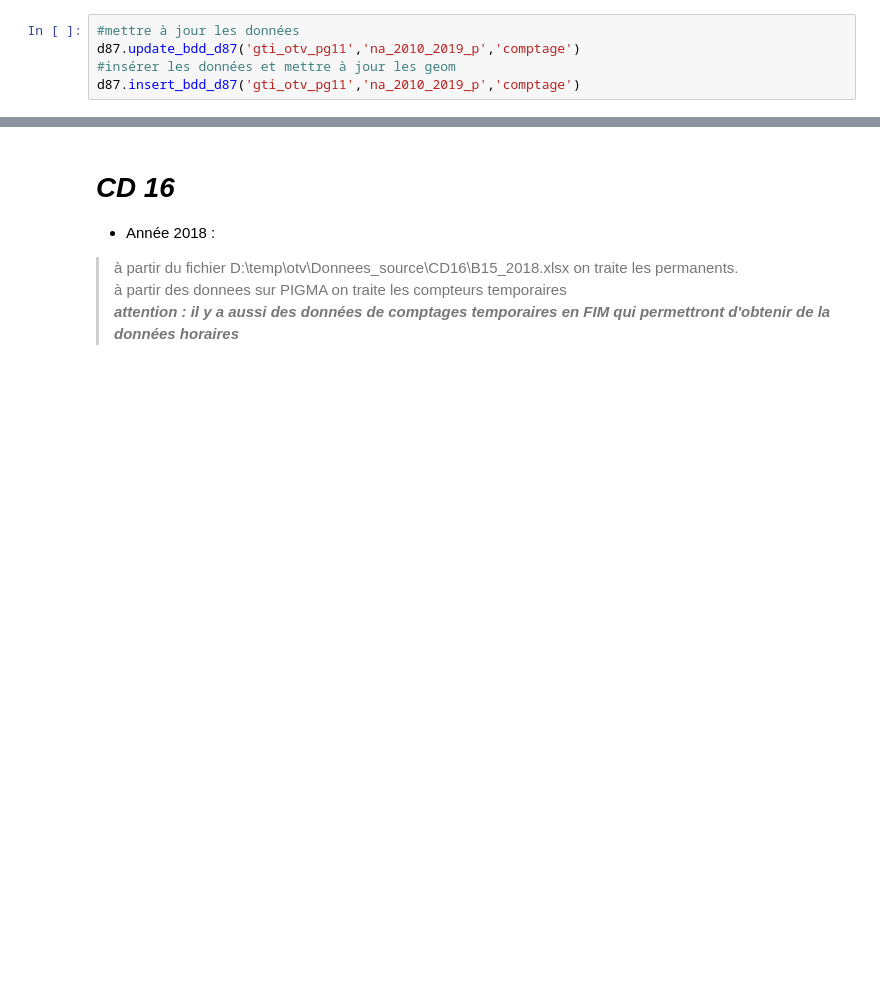
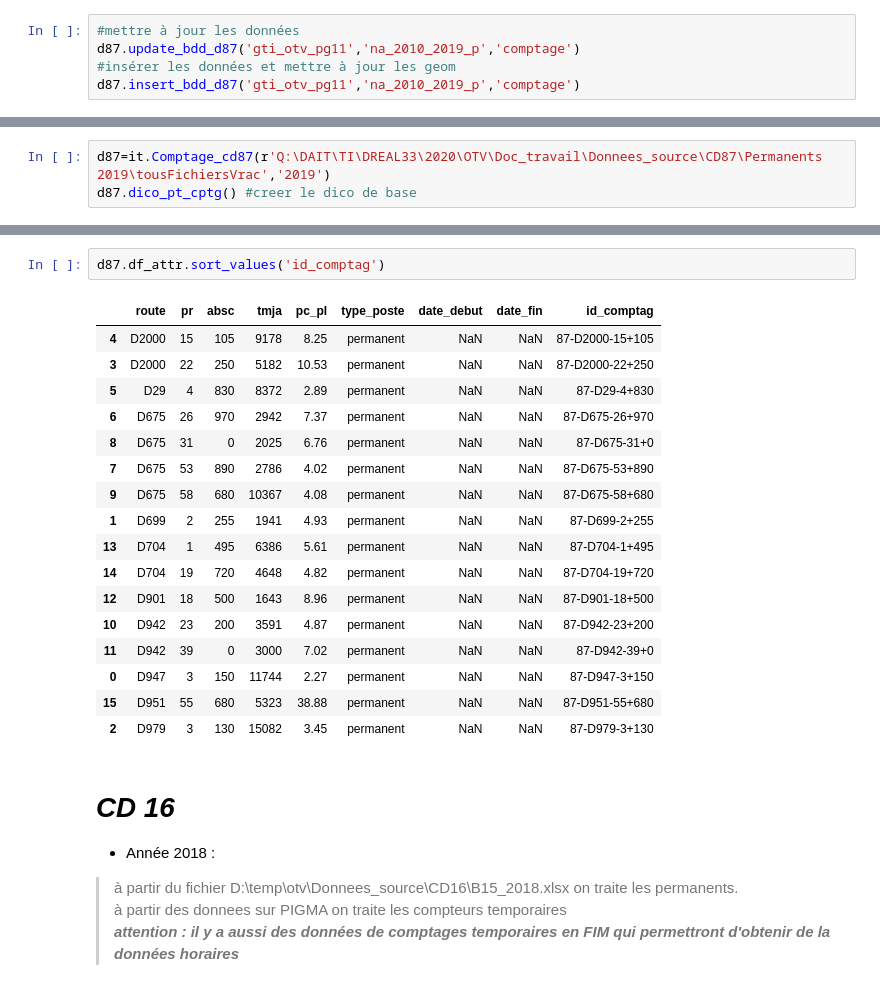
Before and after one commit to nantodevison/otv, a Jupyter notebook: otv/Transfert_Donnees/Import_trafics.ipynb, the cells around one changed output, grey strips where cells are left out. Cells and saved outputs as stored; diff of their text form; blank space fills up the shorter version.

```diff
--- a/otv/Transfert_Donnees/Import_trafics.ipynb
+++ b/otv/Transfert_Donnees/Import_trafics.ipynb
@@ -289,0 +294,3 @@ d87.insert_bdd_d87('gti_otv_pg11','na_2010_2019_p','comptage')
+# %%
+d87=it.Comptage_cd87(r'Q:\DAIT\TI\DREAL33\2020\OTV\Doc_travail\Donnees_source\CD87\Permanents 2019\tousFichiersVrac','2019')
+d87.dico_pt_cptg() #creer le dico de base
@@ -290,3 +318,23 @@ d87.insert_bdd_d87('gti_otv_pg11','na_2010_2019_p','comptage')
+# %%
+d87.df_attr.sort_values('id_comptag')
+# %% [output]
+|  | route | pr | absc | tmja | pc_pl | type_poste | date_debut | date_fin | id_comptag |
+| 4 | D2000 | 15 | 105 | 9178 | 8.25 | permanent | NaN | NaN | 87-D2000-15+105 |
+| 3 | D2000 | 22 | 250 | 5182 | 10.53 | permanent | NaN | NaN | 87-D2000-22+250 |
+| 5 | D29 | 4 | 830 | 8372 | 2.89 | permanent | NaN | NaN | 87-D29-4+830 |
+| 6 | D675 | 26 | 970 | 2942 | 7.37 | permanent | NaN | NaN | 87-D675-26+970 |
+| 8 | D675 | 31 | 0 | 2025 | 6.76 | permanent | NaN | NaN | 87-D675-31+0 |
+| 7 | D675 | 53 | 890 | 2786 | 4.02 | permanent | NaN | NaN | 87-D675-53+890 |
+| 9 | D675 | 58 | 680 | 10367 | 4.08 | permanent | NaN | NaN | 87-D675-58+680 |
+| 1 | D699 | 2 | 255 | 1941 | 4.93 | permanent | NaN | NaN | 87-D699-2+255 |
+| 13 | D704 | 1 | 495 | 6386 | 5.61 | permanent | NaN | NaN | 87-D704-1+495 |
+| 14 | D704 | 19 | 720 | 4648 | 4.82 | permanent | NaN | NaN | 87-D704-19+720 |
+| 12 | D901 | 18 | 500 | 1643 | 8.96 | permanent | NaN | NaN | 87-D901-18+500 |
+| 10 | D942 | 23 | 200 | 3591 | 4.87 | permanent | NaN | NaN | 87-D942-23+200 |
+| 11 | D942 | 39 | 0 | 3000 | 7.02 | permanent | NaN | NaN | 87-D942-39+0 |
+| 0 | D947 | 3 | 150 | 11744 | 2.27 | permanent | NaN | NaN | 87-D947-3+150 |
+| 15 | D951 | 55 | 680 | 5323 | 38.88 | permanent | NaN | NaN | 87-D951-55+680 |
+| 2 | D979 | 3 | 130 | 15082 | 3.45 | permanent | NaN | NaN | 87-D979-3+130 |
 # %% [markdown]
 # ***CD 16***
 - Année 2018 :
```
Also changed, not shown: parts of 5 cells of this notebook, 1 other file.
